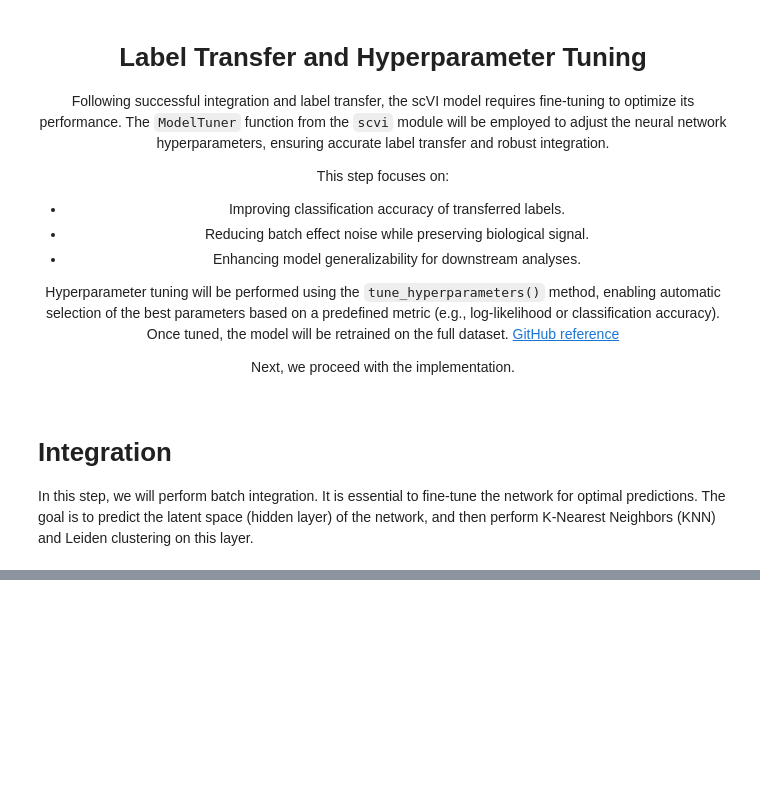
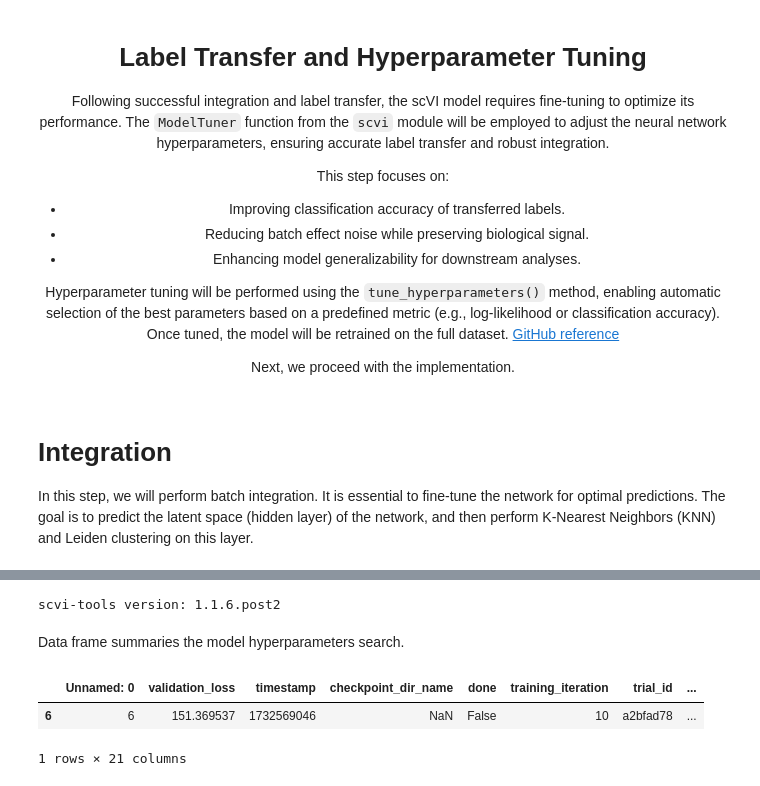
Before and after one commit to gkanfer/SpatialOmicsToolkit, a Jupyter notebook: notebooks/integrations_annotation/Breast_Cancer_scVI_LabelTransfer_part2.ipynb, the cells around one changed output, grey strips where cells are left out. Saved outputs shown, nothing was run; the diff lists cells and outputs as text; code cells hidden in the pictures; blank space fills up the shorter version.

```diff
--- a/notebooks/integrations_annotation/Breast_Cancer_scVI_LabelTransfer_part2.ipynb
+++ b/notebooks/integrations_annotation/Breast_Cancer_scVI_LabelTransfer_part2.ipynb
@@ -41 +98,20 @@ In this step, we will perform batch integration. It is essential to fine-tune th
+# %%
+import scanpy as sc
+import os
+import pandas as pd
+import numpy as np
+import matplotlib.pyplot as plt
+import seaborn as sns
+import scvi
+import torch
+#import celltypist
+#from celltypist import models
+from scvi.autotune import ModelTuner
+from ray import tune
+import ray
+
+torch.set_float32_matmul_precision("high")
+print("scvi-tools version:", scvi.__version__)
+# %% [output]
+scvi-tools version: 1.1.6.post2
 # %%
@@ -44,4 +118,14 @@ In this step, we will perform batch integration. It is essential to fine-tune th
 pathout = "/data/kanferg/Sptial_Omics/SpatialOmicsToolkit/out_4"
 andata_combined = sc.read_h5ad(os.path.join(pathout, "adata_concat_BreastCancer_harmony_scVI_scANVI_unintigrated.h5ad"))
 andata_bc = andata_combined[andata_combined.obs['sample']=='ST'].copy()
+# %% [markdown]
+Data frame summaries the model hyperparameters search.
+# %%
+df = pd.read_csv(os.path.join(pathout,"tune_hyper.csv"))
+# %%
+df.sort_values(by='validation_loss').head(1)
+# %% [output]
+|  | Unnamed: 0 | validation_loss | timestamp | checkpoint_dir_name | done | training_iteration | trial_id | ... |
+| 6 | 6 | 151.369537 | 1732569046 | NaN | False | 10 | a2bfad78 | ... |
+1 rows × 21 columns
 # %%
```
Also changed, not shown: parts of 21 cells of this notebook, 9 other files.
